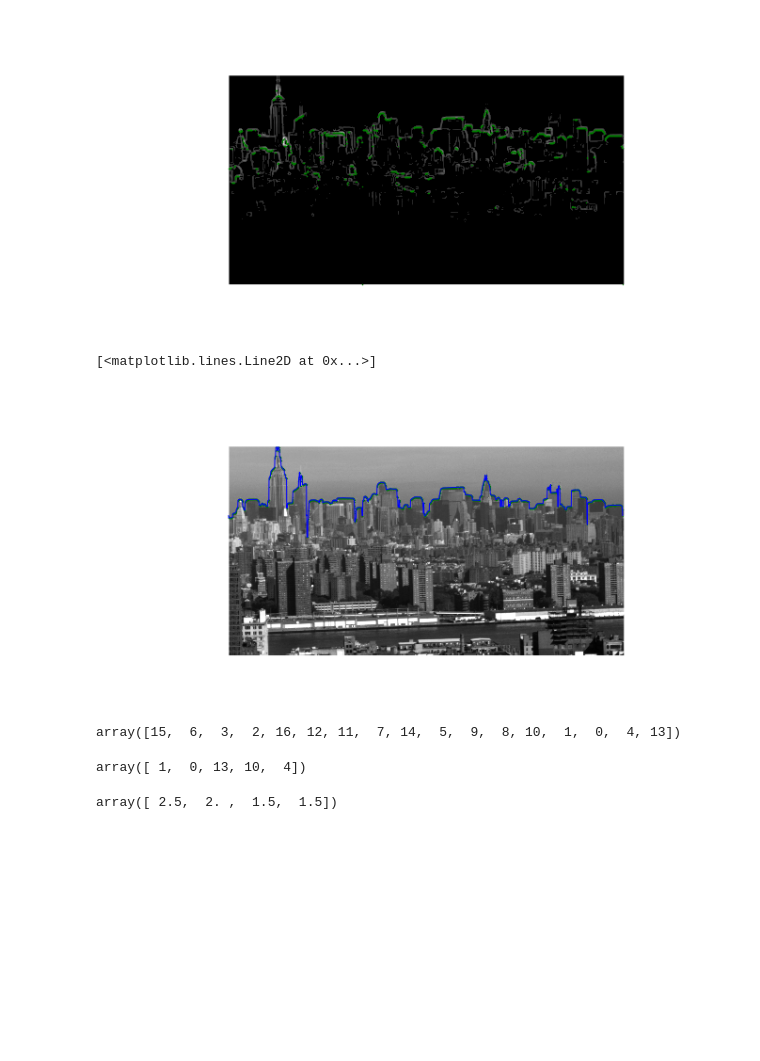
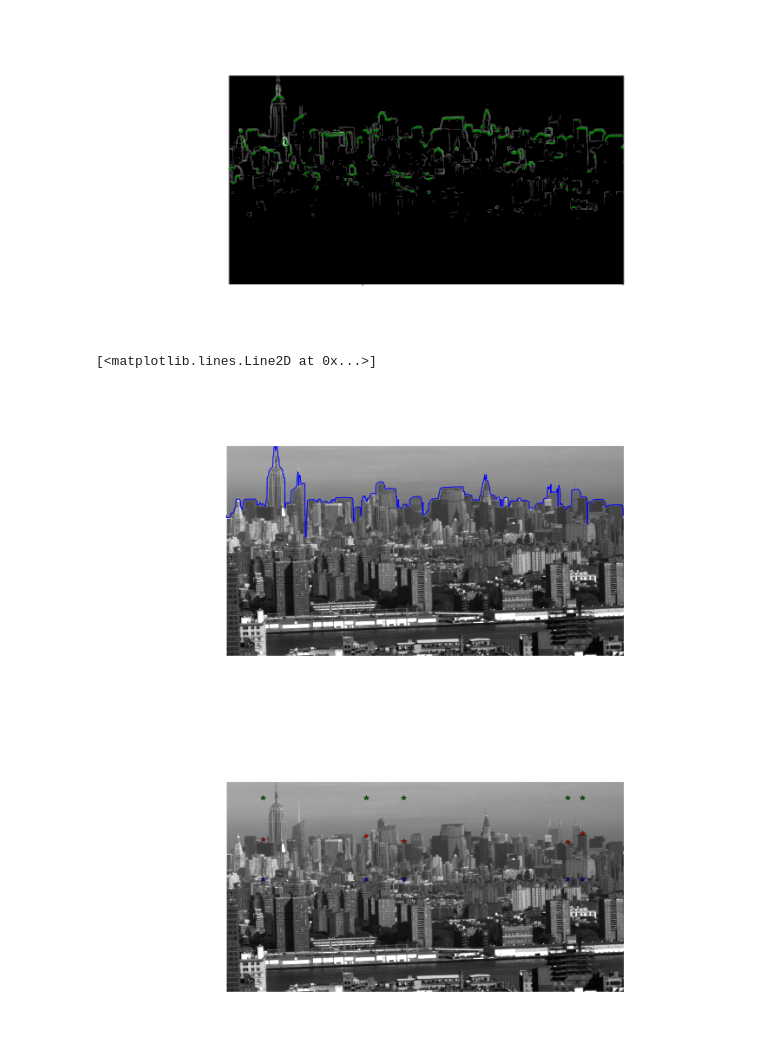
Before and after one commit to gdobler/cuip, a Jupyter notebook: cuip/plumes/IlanImgProc/imgProc1.ipynb, the cells around one changed output. Cells and saved outputs as stored; diff of their text form; code cells hidden in the pictures; blank space fills up the shorter version.

Commit message:
sky, city, skyline points extraction

```diff
--- a/cuip/plumes/IlanImgProc/imgProc1.ipynb
+++ b/cuip/plumes/IlanImgProc/imgProc1.ipynb
@@ -20,7 +18,7 @@ WARNING: pylab import has clobbered these variables: ['test']
 # %%
 def showme(image, ax=None, cmap=None):
     if ax is None:
-        ax = pl.figure(figsize=(11,11)).add_subplot(111)
+        ax = pl.figure(figsize=(12,12)).add_subplot(111)
 
     if cmap is None:
         ax.imshow(image)
@@ -75,11 +73,11 @@ pl.plot(np.arange(imgedge2.shape[1])[1:], envelope, 'g.', ms = 1.5)
 [<matplotlib.lines.Line2D at 0x...>]
 [figure]
 # %%
-#grad_max = []
+grad_max = []
 
-#for i in range(cols):
-#    grad = np.gradient(imgedge2[:,i])
-#    grad_max.append(np.argpartition(grad, -10, axis = 0)[-10:].min())
+for i in range(cols):
+    grad = np.gradient(imgedge2[:,i])
+    grad_max.append(np.argpartition(grad, -20, axis = 0)[-20:].min())
 #%timeit skyline()
 # %%
 rows = imgedge2.shape[0]
@@ -95,10 +93,11 @@ grad_2 = [np.argsort(np.gradient(imgedge2[:, i]))[-20:].min() for i in range(col
 #%timeit grad_min
 # %%
 showme(img2d, cmap = 'gray')
-plt.plot(np.arange(imgedge2.shape[1]), grad_1, 'g.', ms = 1.5)
-plt.plot(np.arange(imgedge2.shape[1]), grad_2, 'b-', ms = 1.5)
+plt.plot(np.arange(imgedge2.shape[1]), grad_max, 'b-', ms = 1.5)
+#plt.plot(np.arange(imgedge2.shape[1]), grad_2, 'b-', ms = 1.5)
 #plt.plot(np.arange(imgedge2.shape[1]), grad_min, 'r.', ms = 1.5)
+
 #plt.axhline(y = threshold)
 # %% [output]
 [<matplotlib.lines.Line2D at 0x...>]
-[figure, old version]
+[figure, new version]
@@ -107,9 +103,0 @@ a = np.gradient([0,36,58,2,5,88,5,2,4,5,6,8,3,5,90,5,3])
-# %%
-np.argsort(a)
-# %% [output]
-array([15,  6,  3,  2, 16, 12, 11,  7, 14,  5,  9,  8, 10,  1,  0,  4, 13])
-# %%
-np.argpartition(-a, 5)[:5]
-#np.partition(-a, 5)[5:]
-# %% [output]
-array([ 1,  0, 13, 10,  4])
@@ -124,4 +103,0 @@ result = -temp[:4]
-# %%
-result
-# %% [output]
-array([ 2.5,  2. ,  1.5,  1.5])
@@ -127,0 +113,9 @@ array([ 2.5,  2. ,  1.5,  1.5])
+# %%
+showme(img2d, cmap = 'gray')
+
+plt.plot(x_rand, skyline, 'r*')
+plt.plot(x_rand, city, 'b*')
+plt.plot(x_rand, sky, 'g*')
+plt.show()
+# %% [output]
+[figure, added]
```
Also changed, not shown: parts of 7 cells of this notebook.
